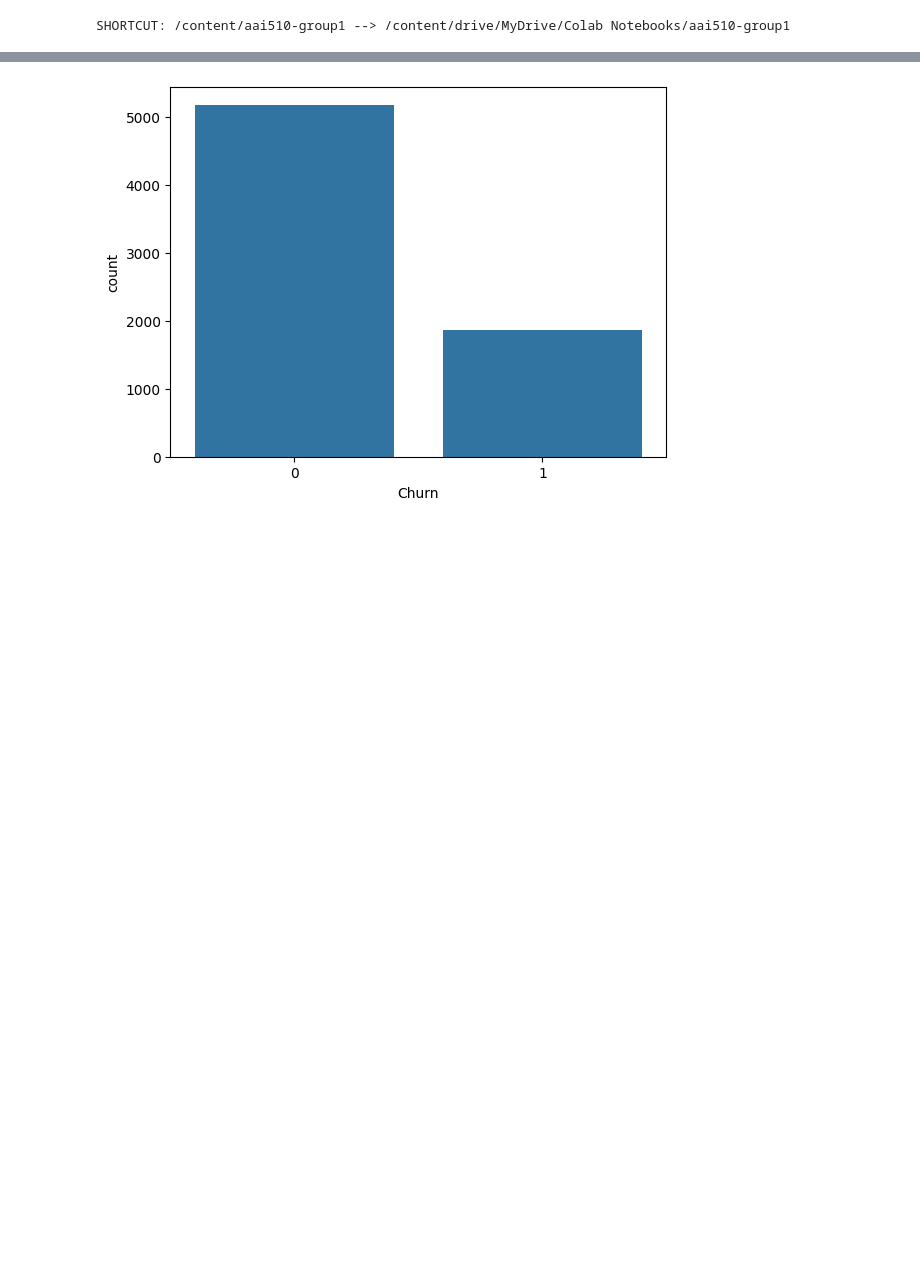
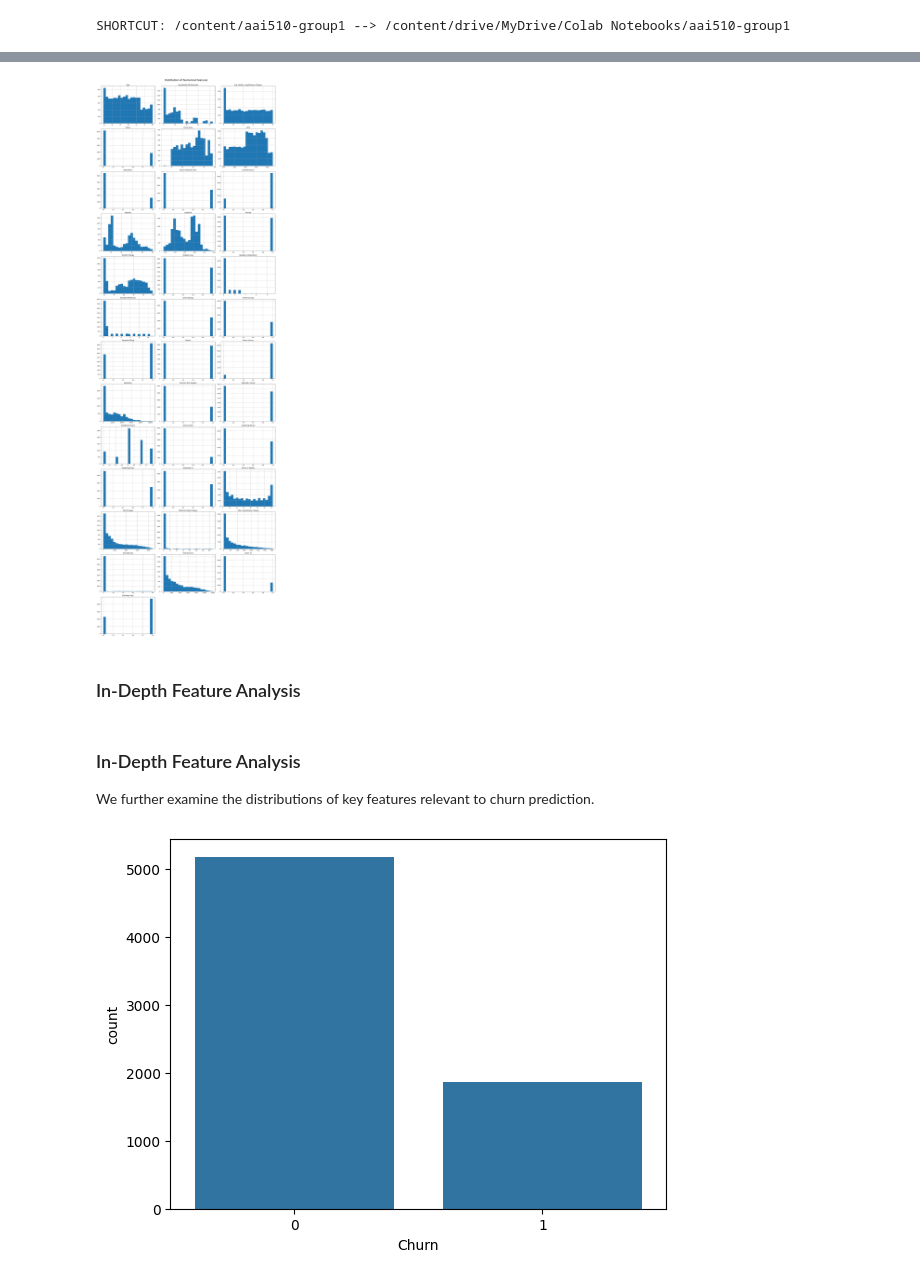
Before and after one commit to aai510-group1/project, a Jupyter notebook: Final Project Section3-Team 1.ipynb, the cells around one changed output, grey strips where cells are left out. Cells and saved outputs as stored; diff of their text form; code cells hidden in the pictures; blank space fills up the shorter version.

```diff
--- a/Final Project Section3-Team 1.ipynb
+++ b/Final Project Section3-Team 1.ipynb
@@ -207,3 +325,54 @@ View some of the interesting feature distributions
+# %%
+import matplotlib.pyplot as plt
+import pandas as pd
+
+# Select numerical features
+numerical_features = df.select_dtypes(
+    include=['int64', 'float64']
+).columns.tolist()
+
+# Calculate the number of rows needed
+n_cols = 3
+n_rows = (len(numerical_features) + n_cols - 1) // n_cols
+
+# Create a figure with subplots
+fig, axes = plt.subplots(nrows=n_rows, ncols=n_cols, figsize=(20, n_rows * 5))
+
+# Flatten the axes array for easy iteration
+axes = axes.flatten()
+
+# Plot histograms for each numerical feature
+for i, feature in enumerate(numerical_features):
+    ax = axes[i]
+    df[feature].hist(bins=20, ax=ax)
+    ax.set_title(feature, fontsize=12)
+    ax.set_xlabel('')
+    ax.set_ylabel('')
+
+# Remove any unused subplots
+for j in range(i + 1, len(axes)):
+    fig.delaxes(axes[j])
+
+# Add a main title
+plt.suptitle('Distribution of Numerical Features',
+             x=0.5,
+             y=0.95,
+             ha='center',
+             fontsize=20)
+
+# Adjust layout to prevent overlap
+plt.tight_layout(rect=[0, 0, 1, 0.95])
+
+# Show the plot
+plt.show()
+# %% [output]
+[figure, added]
+# %% [markdown]
+### In-Depth Feature Analysis
+# %% [markdown]
+### In-Depth Feature Analysis
+
+We further examine the distributions of key features relevant to churn prediction.
 # %%
 sns.countplot(x='Churn', data=df)
 plt.show()
```
Also changed, not shown: parts of 64 cells of this notebook.
